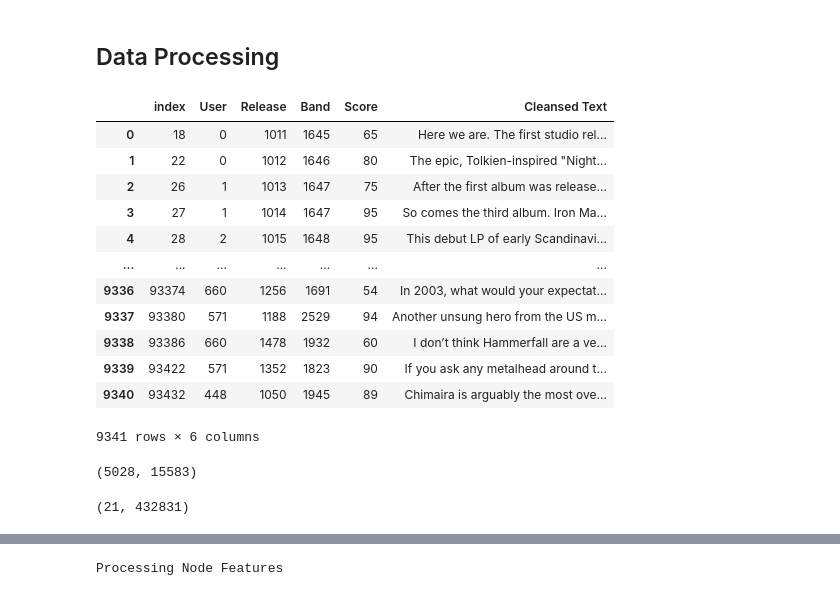
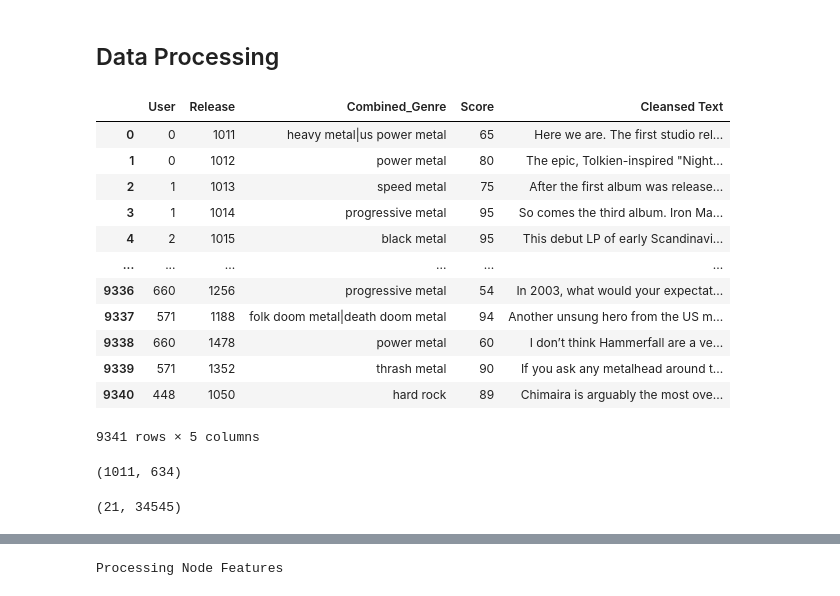
Before and after one commit to jzh001/GNNs, a Jupyter notebook: metal_music_reviews/rating_prediction.ipynb, the cells around one changed output, grey strips where cells are left out. Saved outputs shown, nothing was run; the diff lists cells and outputs as text; code cells hidden in the pictures.

```diff
--- a/metal_music_reviews/rating_prediction.ipynb
+++ b/metal_music_reviews/rating_prediction.ipynb
@@ -9,43 +52,46 @@ import matplotlib.pyplot as plt
 
 import collections as clt
 # %%
-full_df = pd.read_csv('reviews_anonymized.csv')
+full_df = pd.read_csv('/content/reviews_anonymized_fulltext.csv')
 full_df
 # %% [output]
-|  | index | User | Release | Band | Score | Cleansed Text |
-| 0 | 18 | 0 | 1011 | 1645 | 65 | Here we are. The first studio rel... |
-| 1 | 22 | 0 | 1012 | 1646 | 80 | The epic, Tolkien-inspired "Night... |
-| 2 | 26 | 1 | 1013 | 1647 | 75 | After the first album was release... |
-| 3 | 27 | 1 | 1014 | 1647 | 95 | So comes the third album. Iron Ma... |
-| 4 | 28 | 2 | 1015 | 1648 | 95 | This debut LP of early Scandinavi... |
-| ... | ... | ... | ... | ... | ... | ... |
-| 9336 | 93374 | 660 | 1256 | 1691 | 54 | In 2003, what would your expectat... |
-| 9337 | 93380 | 571 | 1188 | 2529 | 94 | Another unsung hero from the US m... |
-| 9338 | 93386 | 660 | 1478 | 1932 | 60 | I don’t think Hammerfall are a ve... |
-| 9339 | 93422 | 571 | 1352 | 1823 | 90 | If you ask any metalhead around t... |
-| 9340 | 93432 | 448 | 1050 | 1945 | 89 | Chimaira is arguably the most ove... |
+|  | User | Release | Combined_Genre | Score | Cleansed Text |
+| 0 | 0 | 1011 | heavy metal|us power metal | 65 | Here we are. The first studio rel... |
+| 1 | 0 | 1012 | power metal | 80 | The epic, Tolkien-inspired "Night... |
+| 2 | 1 | 1013 | speed metal | 75 | After the first album was release... |
+| 3 | 1 | 1014 | progressive metal | 95 | So comes the third album. Iron Ma... |
+| 4 | 2 | 1015 | black metal | 95 | This debut LP of early Scandinavi... |
+| ... | ... | ... | ... | ... | ... |
+| 9336 | 660 | 1256 | progressive metal | 54 | In 2003, what would your expectat... |
+| 9337 | 571 | 1188 | folk doom metal|death doom metal | 94 | Another unsung hero from the US m... |
+| 9338 | 660 | 1478 | power metal | 60 | I don’t think Hammerfall are a ve... |
+| 9339 | 571 | 1352 | thrash metal | 90 | If you ask any metalhead around t... |
+| 9340 | 448 | 1050 | hard rock | 89 | Chimaira is arguably the most ove... |
-9341 rows × 6 columns
+9341 rows × 5 columns
 # %%
 def isNaN(x):
     return x != x
 # %%
 all_users = full_df['User'].unique()
 all_releases = full_df['Release'].unique()
-all_genres = [genre_list.split('|') if not isNaN(genre_list) else [] for genre_list in full_df['Combined_Genre'] ]
+# all_genres = [genre_list.split('|') if not isNaN(genre_list) else [] for genre_list in full_df['Combined_Genre'] ]
+# all_genres = list(set([y for x in all_genres for y in x]))
+# genre2idx = {genre:i for i, genre in enumerate(all_genres)}
 
 N_USERS = len(all_users)
 N_RELEASES = len(all_releases)
+# N_GENRES = len(all_genres)
 
-N_USERS, N_RELEASES
+N_USERS, N_RELEASES #, N_GENRES
 # %% [output]
-(5028, 15583)
+(1011, 634)
 # %%
 import pickle
 
 # genre_group stores a dictionary which maps the original genres into fewer genres
 # to reduce computational complexity
 
-with open('genre_group.p', 'rb') as f:
+with open('/content/genre_group.p', 'rb') as f:
     genre_group = pickle.load(f)
     all_genres = set(genre_group.values())
     genre2idx = {genre:i for i, genre in enumerate(all_genres)}
@@ -53,7 +99,7 @@ with open('genre_group.p', 'rb') as f:
 
 N_GENRES, (N_USERS + N_RELEASES) * N_GENRES
 # %% [output]
-(21, 432831)
+(21, 34545)
 # %%
 train_df, test_df = train_test_split(full_df, shuffle=True,random_state=42)
 train_df
```
Also changed, not shown: parts of 24 cells of this notebook, 1 other file.
